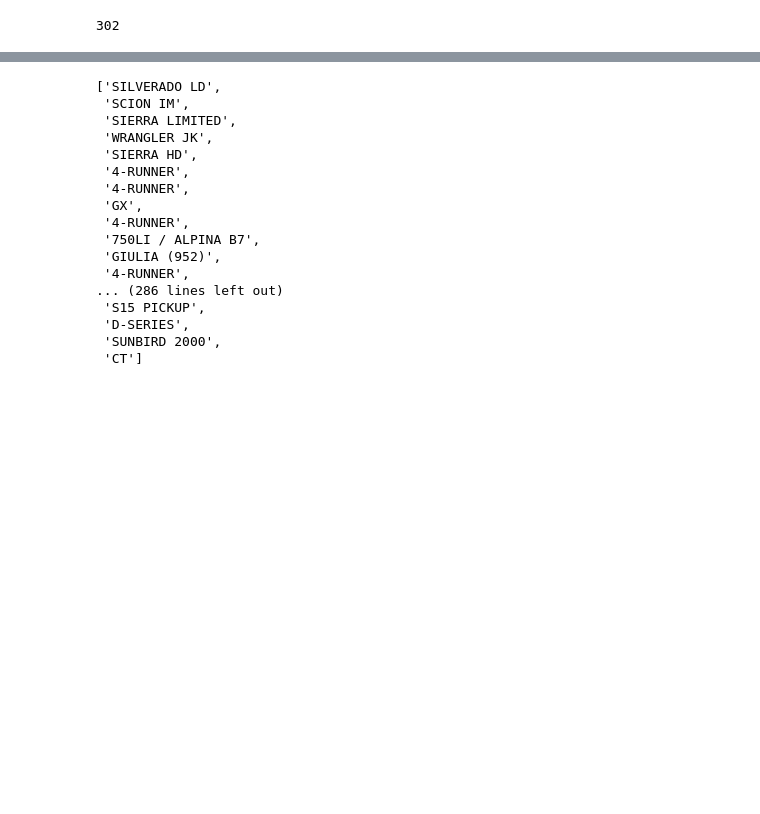
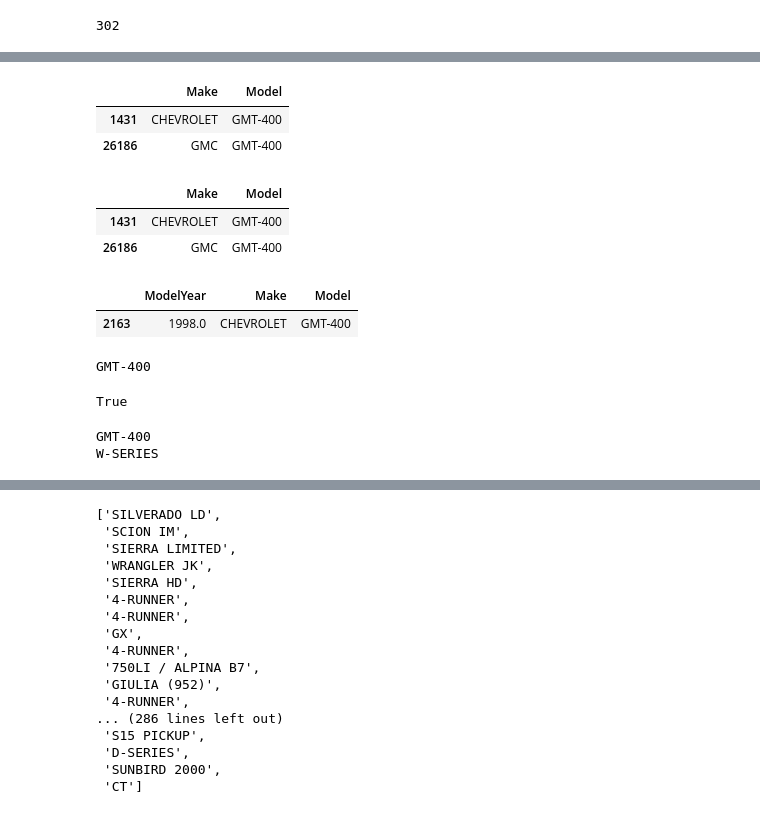
Before and after one commit to pgrts/car_proj, a Jupyter notebook: api_test.ipynb, the cells around one changed output, grey strips where cells are left out. Saved outputs shown, nothing was run; the diff lists cells and outputs as text; code cells hidden in the pictures; blank space fills up the shorter version.

```diff
--- a/api_test.ipynb
+++ b/api_test.ipynb
@@ -229,0 +270,17 @@ len(no_match_ls)
+# %%
+uniq_mods[uniq_mods.Model == 'GMT-400']
+# %% [output]
+|  | Make | Model |
+| 1431 | CHEVROLET | GMT-400 |
+| 26186 | GMC | GMT-400 |
+# %%
+uniq_mods[uniq_mods.Model == 'GMT-400']
+# %% [output]
+|  | Make | Model |
+| 1431 | CHEVROLET | GMT-400 |
+| 26186 | GMC | GMT-400 |
+# %%
+all_veh_df[all_veh_df.Model == 'GMT-400']
+# %% [output]
+|  | ModelYear | Make | Model |
+| 2163 | 1998.0 | CHEVROLET | GMT-400 |
@@ -229,0 +306,17 @@ len(no_match_ls)
+# %%
+for mod in all_veh_df[all_veh_df.Make == 'CHEVROLET']['Model'].unique():
+    if ('GMT' in mod) & (mod in uniq_mods.Model.unique()):
+        print(mod)
+# %% [output]
+GMT-400
+# %%
+'GMT-400' in uniq_mods.Model.unique()
+# %% [output]
+True
+# %%
+for mod in all_veh_df[all_veh_df.Make == 'CHEVROLET']['Model'].unique():
+    if mod in no_match_ls:
+        print(mod)
+# %% [output]
+GMT-400
+W-SERIES
```
Also changed, not shown: parts of 13 cells of this notebook, 3 other files.
